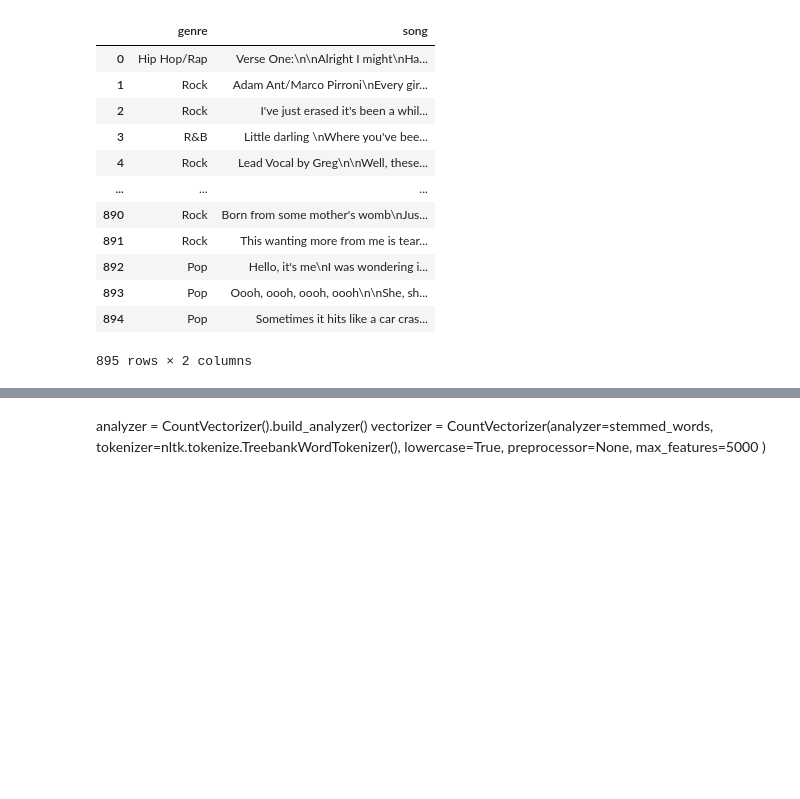
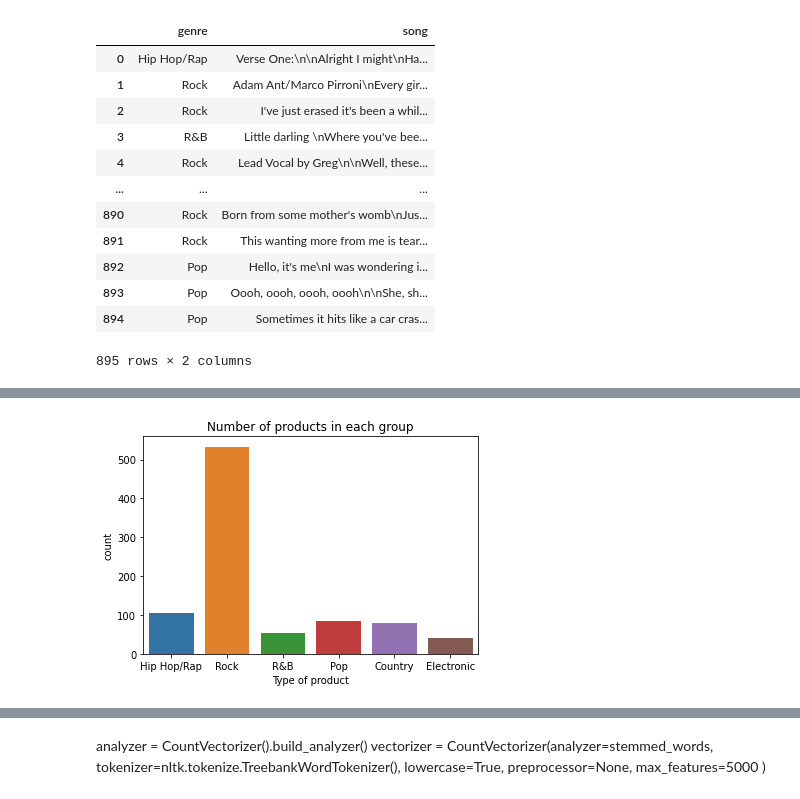
Before and after one commit to ELALAY/NLP-Music-Classification, a Jupyter notebook: Music Genres Lyrics Classification.ipynb, the cells around one changed output, grey strips where cells are left out. Saved outputs shown, nothing was run; the diff lists cells and outputs as text; code cells hidden in the pictures; blank space fills up the shorter version.

```diff
--- a/Music Genres Lyrics Classification.ipynb
+++ b/Music Genres Lyrics Classification.ipynb
@@ -68,0 +87,3 @@ test
+# %%
+#Converting Description from Object to String
+train['song'] = train['song'].astype(str)
@@ -68,0 +95,7 @@ test
+# %%
+#Removing Null (NAN) Values if any
+train.dropna(subset=['song'], inplace=True)
+# %%
+#Added a length column -> length of song lyrics
+train['length'] = train['song'].apply(len)
+train.head()
@@ -68,0 +119,6 @@ test
+# %%
+sns.countplot(x='genre',data=train)
+plt.xlabel('Type of product')
+plt.title('Number of products in each group');
+# %% [output]
+[figure, added]
```
Also changed, not shown: parts of 22 cells of this notebook.
